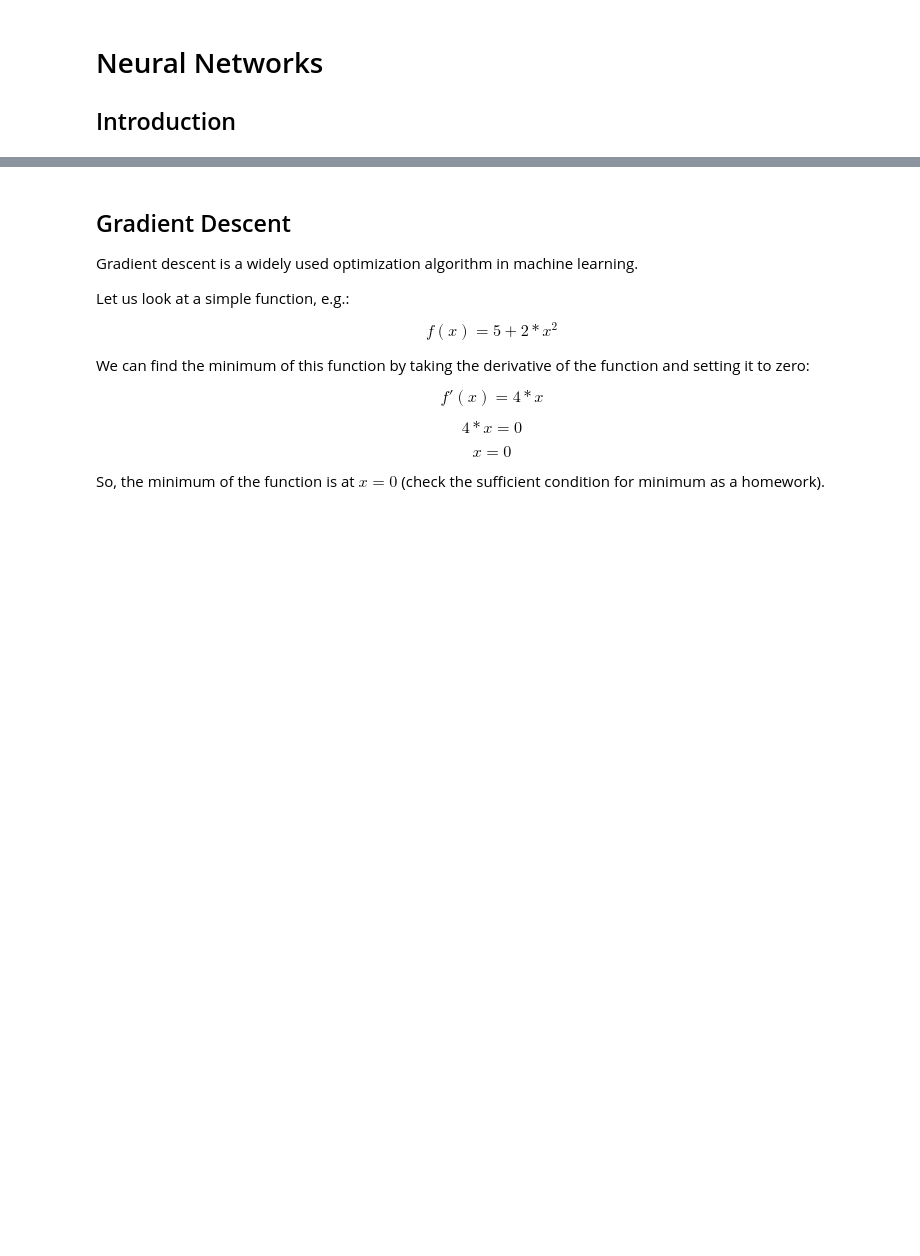
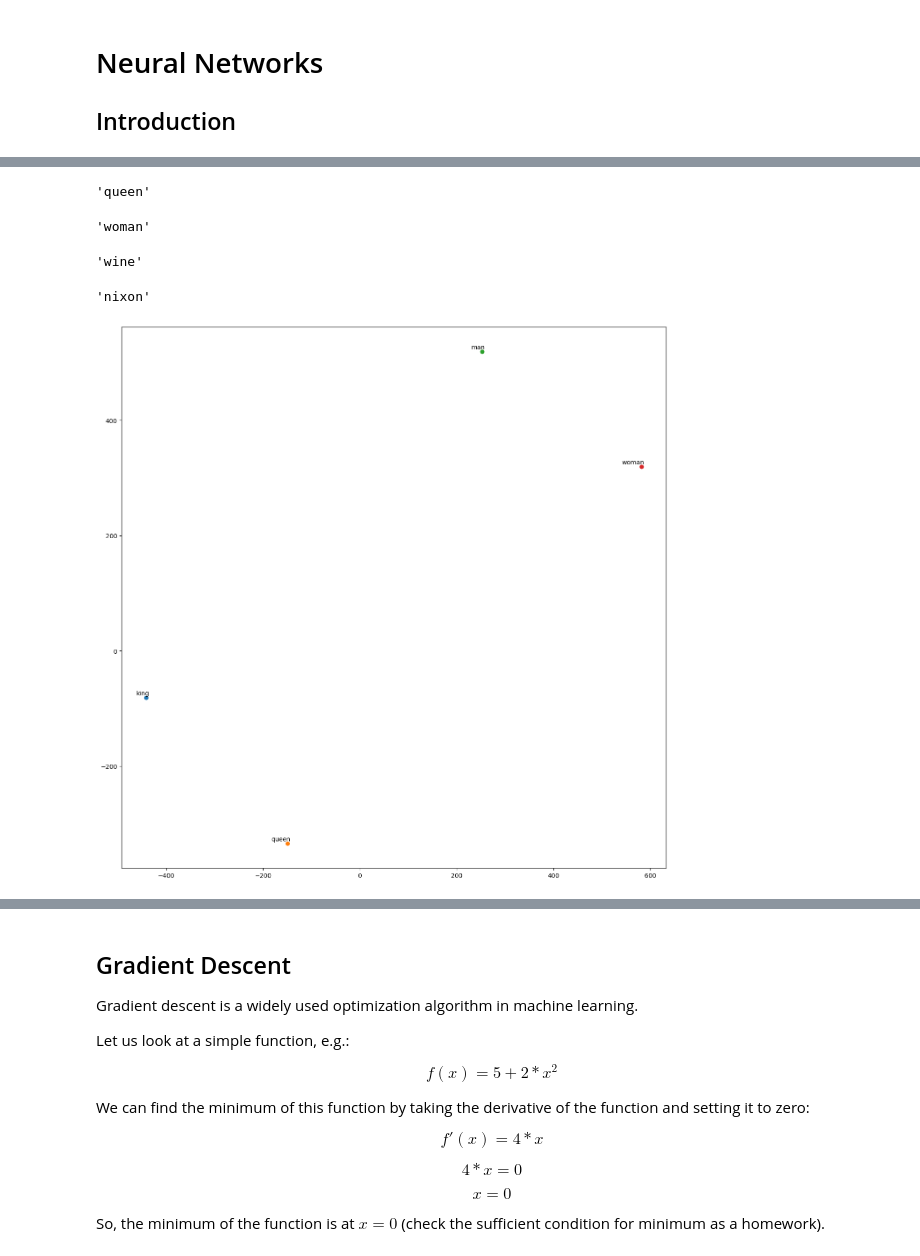
Before and after one commit to febse/ta2024, a Jupyter notebook: 02-ANN-Introduction/01-Introduction.ipynb, the cells around one changed output, grey strips where cells are left out. Saved outputs shown, nothing was run; the diff lists cells and outputs as text; code cells hidden in the pictures; blank space fills up the shorter version.

```diff
--- a/02-ANN-Introduction/01-Introduction.ipynb
+++ b/02-ANN-Introduction/01-Introduction.ipynb
@@ -7,0 +5,8 @@ import matplotlib.pyplot as plt
+# %%
+%pip install gensim
+
+import numpy as np
+import matplotlib.pyplot as plt
+import gensim.downloader as gensim_api
+model = gensim_api.load("glove-wiki-gigaword-100")
+print(type(model))
@@ -7,0 +82,51 @@ import matplotlib.pyplot as plt
+# %%
+def analogy(x1, x2, y1):
+    result = model.most_similar(positive=[y1, x2], negative = [x1])
+    return result[0][0]
+
+analogy("man", "king", "woman")
+# %% [output]
+'queen'
+# %%
+analogy("king", "man", "queen")
+# %% [output]
+'woman'
+# %%
+analogy("germany", "beer", "france")
+# %% [output]
+'wine'
+# %%
+analogy("obama", "clinton", "reagan")
+# %% [output]
+'nixon'
+# %%
+from sklearn.manifold import TSNE
+
+def plot_vecs_2d(words):
+    "Creates and TSNE model and plots it"
+
+    vecs = model[words]
+
+    tsne_mod = TSNE(perplexity=2, n_components=2, init='pca', n_iter=3000, random_state=37)
+    new_values = tsne_mod.fit_transform(vecs)
+
+    x = []
+    y = []
+    for value in new_values:
+        x.append(value[0])
+        y.append(value[1])
+
+    plt.figure(figsize=(16, 16))
+    for i in range(len(x)):
+        plt.scatter(x[i],y[i])
+        plt.annotate(words[i],
+                     xy=(x[i], y[i]),
+                     xytext=(5, 2),
+                     textcoords='offset points',
+                     ha='right',
+                     va='bottom')
+    plt.show()
+# %%
+plot_vecs_2d(words = np.array(["king", "queen", "man", "woman"]))
+# %% [output]
+[figure, added]
```
Also changed, not shown: parts of 9 cells of this notebook, 2 other files.
